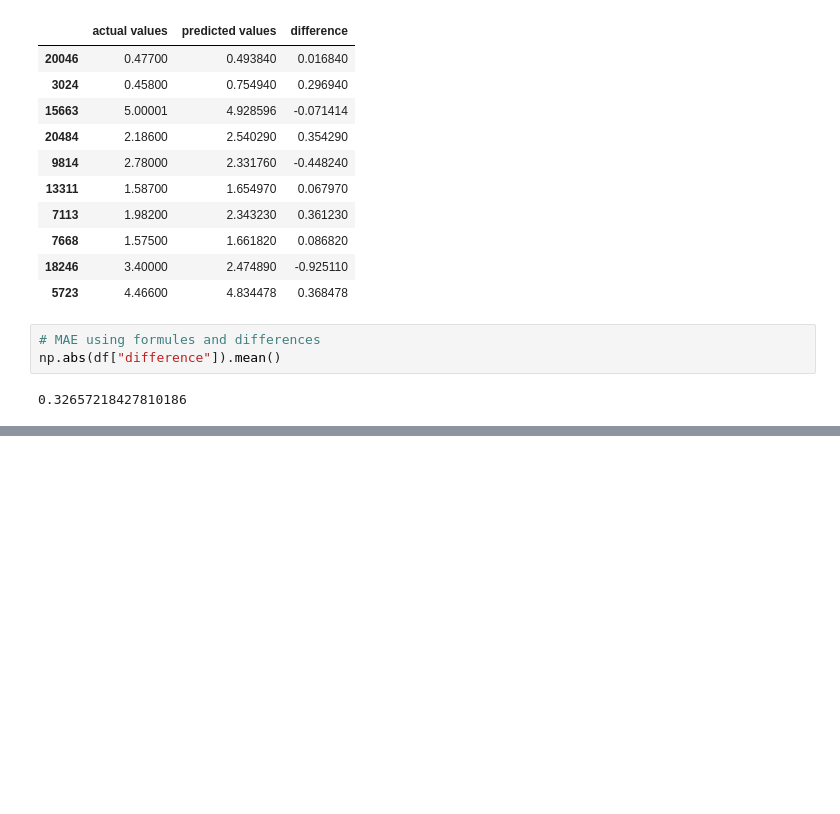
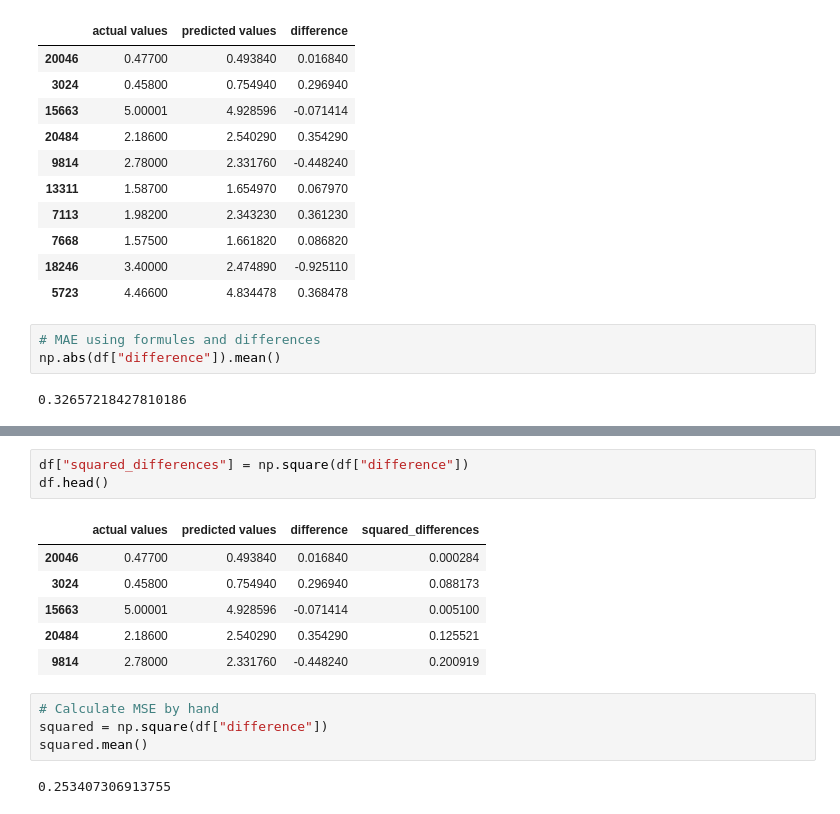
Before and after one commit to m0hank/practice-ml, a Jupyter notebook: Introduction to Scikit-Learn (Sklearn).ipynb, the cells around one changed output, grey strips where cells are left out. Drawn from its saved outputs; the diff is of its cells as text; blank space fills up the shorter version.

```diff
--- a/Introduction to Scikit-Learn (Sklearn).ipynb
+++ b/Introduction to Scikit-Learn (Sklearn).ipynb
@@ -1514,0 +1534,16 @@ np.abs(df["difference"]).mean()
+# %%
+df["squared_differences"] = np.square(df["difference"])
+df.head()
+# %% [output]
+|  | actual values | predicted values | difference | squared_differences |
+| 20046 | 0.47700 | 0.493840 | 0.016840 | 0.000284 |
+| 3024 | 0.45800 | 0.754940 | 0.296940 | 0.088173 |
+| 15663 | 5.00001 | 4.928596 | -0.071414 | 0.005100 |
+| 20484 | 2.18600 | 2.540290 | 0.354290 | 0.125521 |
+| 9814 | 2.78000 | 2.331760 | -0.448240 | 0.200919 |
+# %%
+# Calculate MSE by hand
+squared = np.square(df["difference"])
+squared.mean()
+# %% [output]
+0.253407306913755
```
Also changed, not shown: parts of 28 cells of this notebook.
